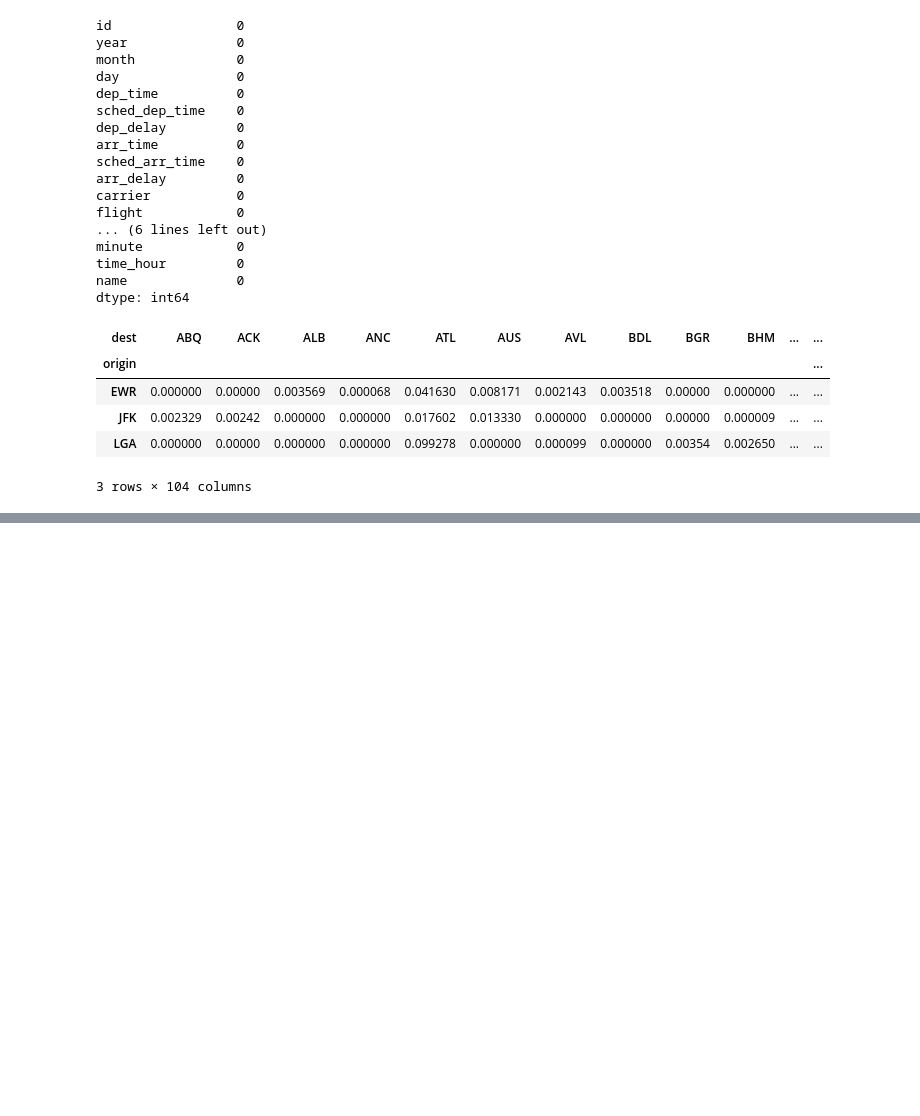
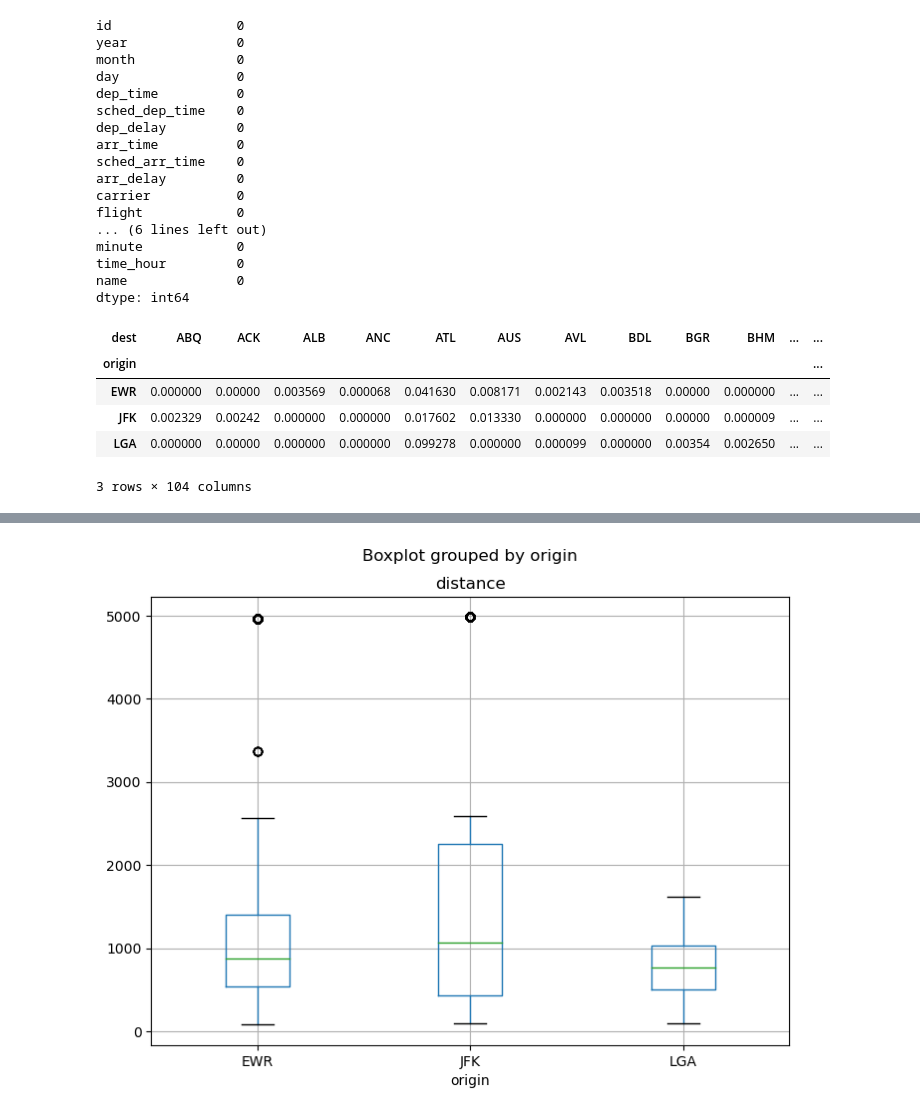
Before and after one commit to mobinghasemi/EDA_on_Flights, a Jupyter notebook: DATASCIENCE2_Ex04_mobin_ghasemi_kurd.ipynb, the cells around one changed output, grey strips where cells are left out. Cells and saved outputs as stored; diff of their text form; code cells hidden in the pictures; blank space fills up the shorter version.

```diff
--- a/DATASCIENCE2_Ex04_mobin_ghasemi_kurd.ipynb
+++ b/DATASCIENCE2_Ex04_mobin_ghasemi_kurd.ipynb
@@ -465,0 +485,6 @@ df["flight"].hist()
+# %%
+df.boxplot(column = "distance",
+           by = "origin")
+plt.show()
+# %% [output]
+[figure, added]
```
Also changed, not shown: parts of 18 cells of this notebook.
